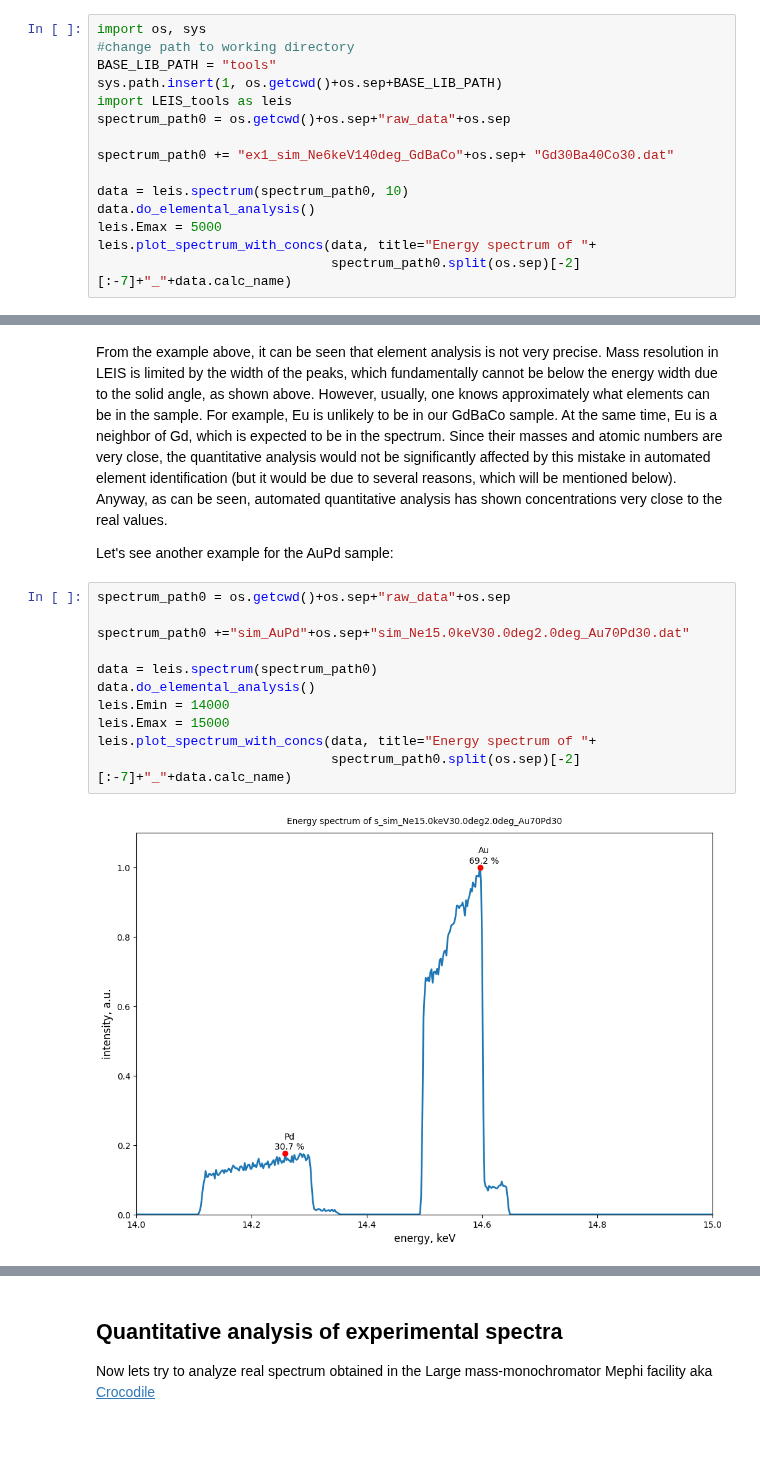
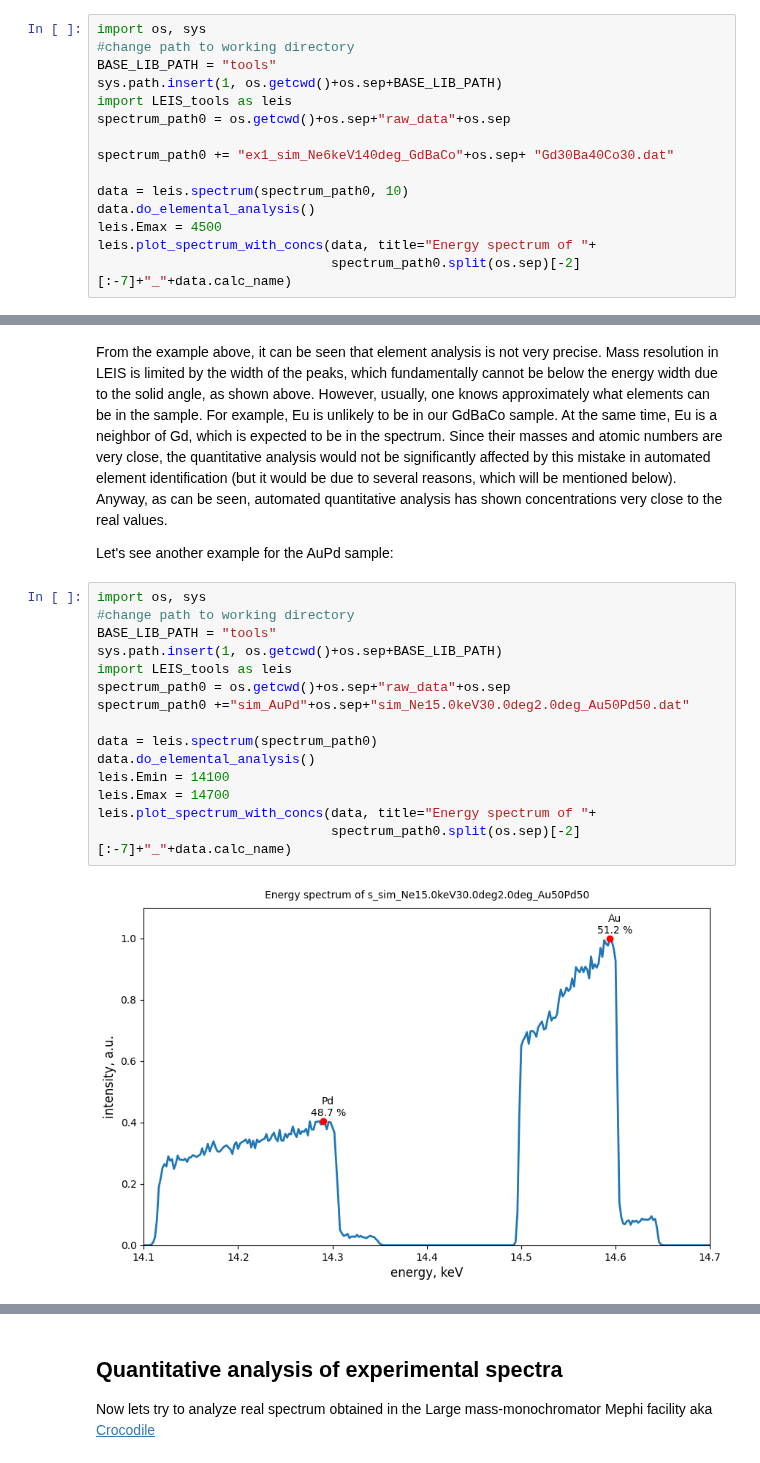
Before and after one commit to mauveferret/SpecRec, a Jupyter notebook: main_example.ipynb, the cells around one changed output, grey strips where cells are left out. Drawn from its saved outputs; the diff is of its cells as text; blank space fills up the shorter version.

```diff
--- a/main_example.ipynb
+++ b/main_example.ipynb
@@ -268,7 +192,7 @@ spectrum_path0 += "ex1_sim_Ne6keV140deg_GdBaCo"+os.sep+ "Gd30Ba40Co30.dat"
 
 data = leis.spectrum(spectrum_path0, 10)
 data.do_elemental_analysis()
-leis.Emax = 5000
+leis.Emax = 4500
 leis.plot_spectrum_with_concs(data, title="Energy spectrum of "+
                               spectrum_path0.split(os.sep)[-2][:-7]+"_"+data.calc_name)
 # %% [output]
@@ -278,15 +202,19 @@ From the example above, it can be seen that element analysis is not very precise
 
 Let's see another example for the AuPd sample:
 # %%
+import os, sys
+#change path to working directory
+BASE_LIB_PATH = "tools"
+sys.path.insert(1, os.getcwd()+os.sep+BASE_LIB_PATH)
+import LEIS_tools as leis
 spectrum_path0 = os.getcwd()+os.sep+"raw_data"+os.sep
-
-spectrum_path0 +="sim_AuPd"+os.sep+"sim_Ne15.0keV30.0deg2.0deg_Au70Pd30.dat"
+spectrum_path0 +="sim_AuPd"+os.sep+"sim_Ne15.0keV30.0deg2.0deg_Au50Pd50.dat"
 
 data = leis.spectrum(spectrum_path0)
 data.do_elemental_analysis()
-leis.Emin = 14000
-leis.Emax = 15000
+leis.Emin = 14100
+leis.Emax = 14700
 leis.plot_spectrum_with_concs(data, title="Energy spectrum of "+
                               spectrum_path0.split(os.sep)[-2][:-7]+"_"+data.calc_name)
 # %% [output]
-[figure, old version]
+[figure, new version]
```
Also changed, not shown: parts of 9 cells of this notebook, 3 other files.
